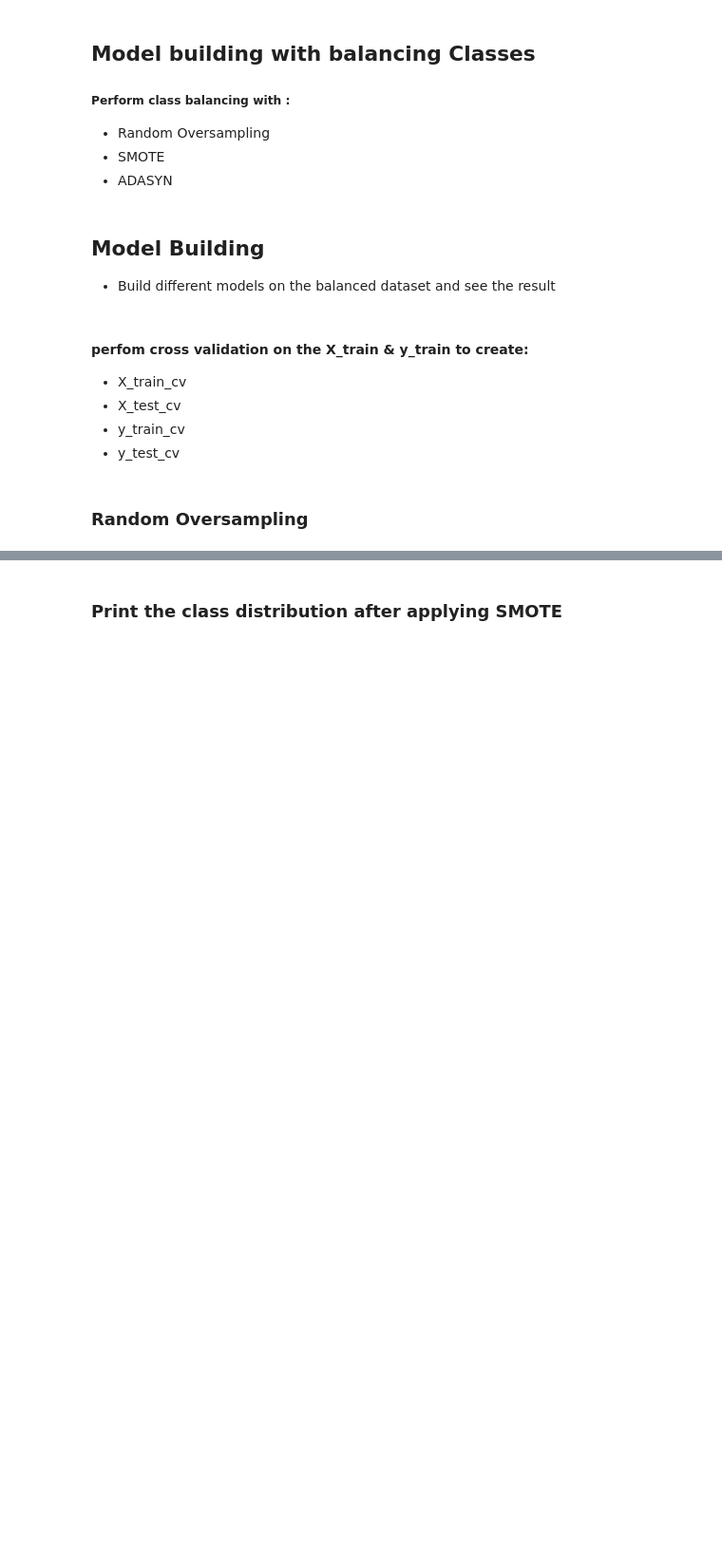
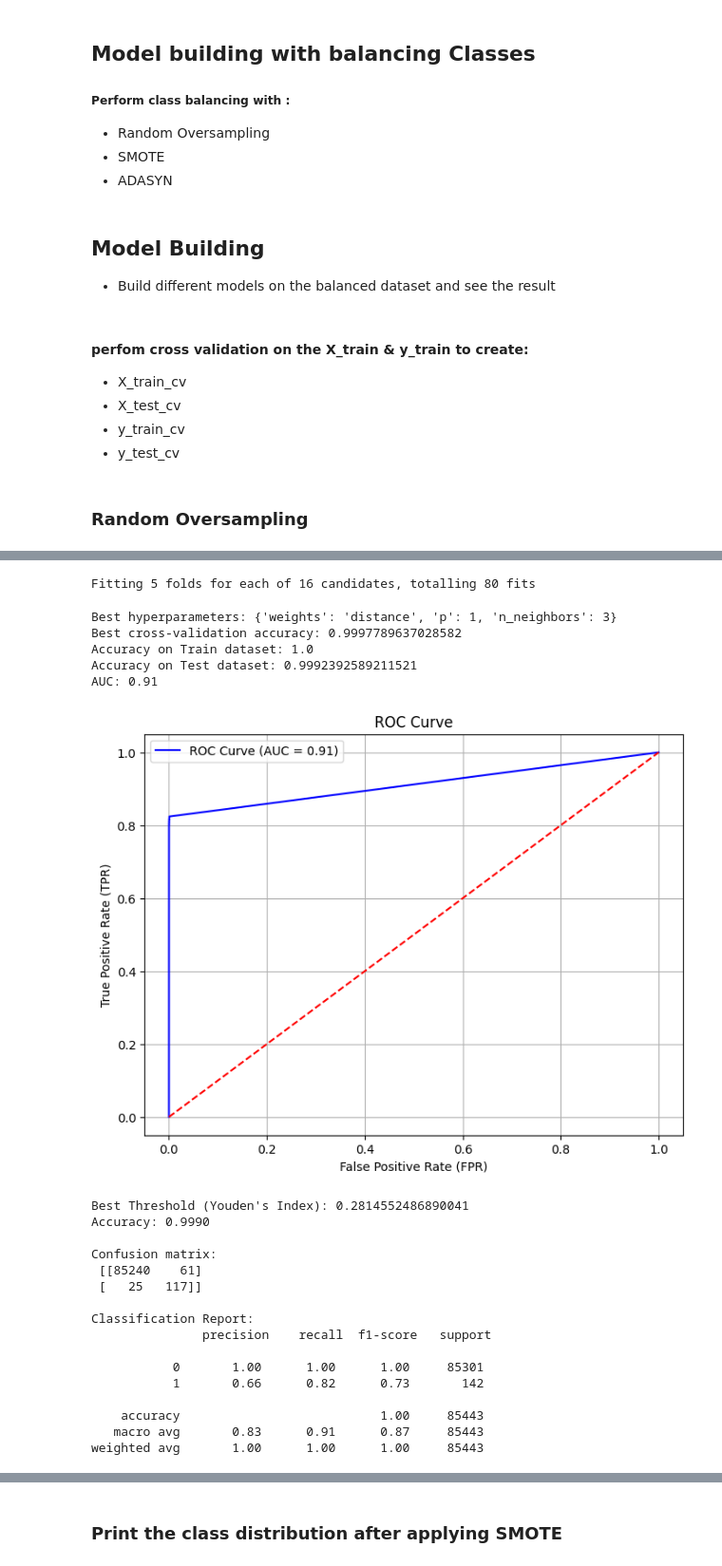
Before and after one commit to anilabh/credit_fraud_detection, a Jupyter notebook: Credit_card_fraud_detection.ipynb, the cells around one changed output, grey strips where cells are left out. Shown at 95% size. Cells and saved outputs as stored; diff of their text form; code cells hidden in the pictures; blank space fills up the shorter version.

```diff
--- a/Credit_card_fraud_detection.ipynb
+++ b/Credit_card_fraud_detection.ipynb
@@ -681,0 +778,27 @@ from imblearn import over_sampling #- import the packages
+# %%
+run_knn(X_resampled, y_resampled, transformed_test_df, y_test)
+# time taken to run the model : 148mins
+# %% [output]
+Fitting 5 folds for each of 16 candidates, totalling 80 fits
+Best hyperparameters: {'weights': 'distance', 'p': 1, 'n_neighbors': 3}
+Best cross-validation accuracy: 0.9997789637028582
+Accuracy on Train dataset: 1.0
+Accuracy on Test dataset: 0.9992392589211521
+AUC: 0.91
+[figure, added]
+Best Threshold (Youden's Index): 0.2814552486890041
+Accuracy: 0.9990
+
+Confusion matrix:
+ [[85240    61]
+ [   25   117]]
+
+Classification Report:
+               precision    recall  f1-score   support
+
+           0       1.00      1.00      1.00     85301
+           1       0.66      0.82      0.73       142
+
+    accuracy                           1.00     85443
+   macro avg       0.83      0.91      0.87     85443
+weighted avg       1.00      1.00      1.00     85443
```
Also changed, not shown: parts of 44 cells of this notebook.
